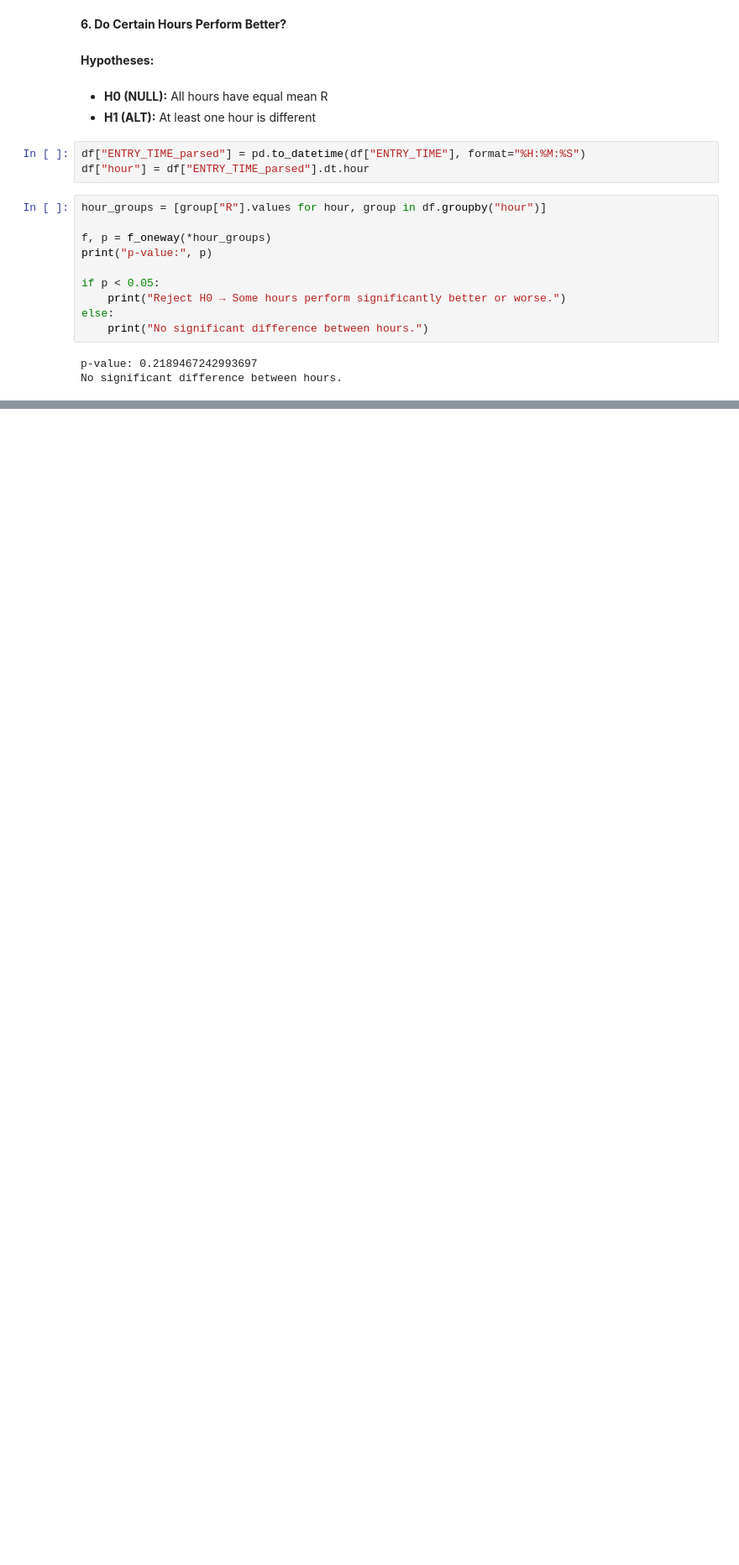
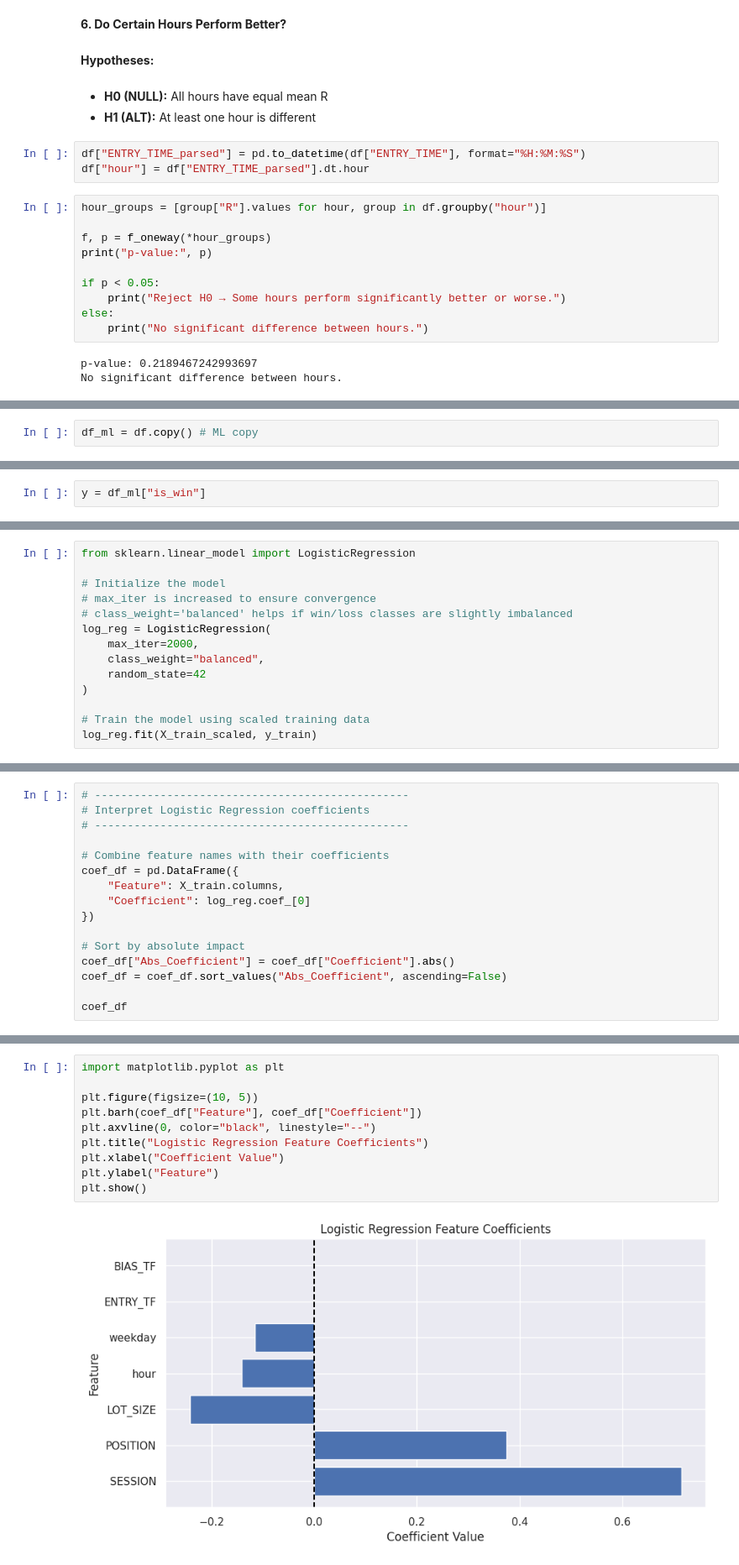
Before and after one commit to CodeAlamin2024/DataScience-Project, a Jupyter notebook: DSA210_CRT_PROJECT.ipynb, the cells around one changed output, grey strips where cells are left out. Shown at 84% size. Drawn from its saved outputs; the diff is of its cells as text; blank space fills up the shorter version.

```diff
--- a/DSA210_CRT_PROJECT.ipynb
+++ b/DSA210_CRT_PROJECT.ipynb
@@ -422,0 +509,2 @@ No significant difference between hours.
+# %%
+df_ml = df.copy() # ML copy
@@ -422,0 +524,2 @@ No significant difference between hours.
+# %%
+y = df_ml["is_win"]
@@ -422,0 +626,14 @@ No significant difference between hours.
+# %%
+from sklearn.linear_model import LogisticRegression
+
+# Initialize the model
+# max_iter is increased to ensure convergence
+# class_weight='balanced' helps if win/loss classes are slightly imbalanced
+log_reg = LogisticRegression(
+    max_iter=2000,
+    class_weight="balanced",
+    random_state=42
+)
+
+# Train the model using scaled training data
+log_reg.fit(X_train_scaled, y_train)
@@ -422,0 +731,16 @@ No significant difference between hours.
+# %%
+# ------------------------------------------------
+# Interpret Logistic Regression coefficients
+# ------------------------------------------------
+
+# Combine feature names with their coefficients
+coef_df = pd.DataFrame({
+    "Feature": X_train.columns,
+    "Coefficient": log_reg.coef_[0]
+})
+
+# Sort by absolute impact
+coef_df["Abs_Coefficient"] = coef_df["Coefficient"].abs()
+coef_df = coef_df.sort_values("Abs_Coefficient", ascending=False)
+
+coef_df
@@ -422,0 +756,12 @@ No significant difference between hours.
+# %%
+import matplotlib.pyplot as plt
+
+plt.figure(figsize=(10, 5))
+plt.barh(coef_df["Feature"], coef_df["Coefficient"])
+plt.axvline(0, color="black", linestyle="--")
+plt.title("Logistic Regression Feature Coefficients")
+plt.xlabel("Coefficient Value")
+plt.ylabel("Feature")
+plt.show()
+# %% [output]
+[figure, added]
```
Also changed, not shown: parts of 40 cells of this notebook.
